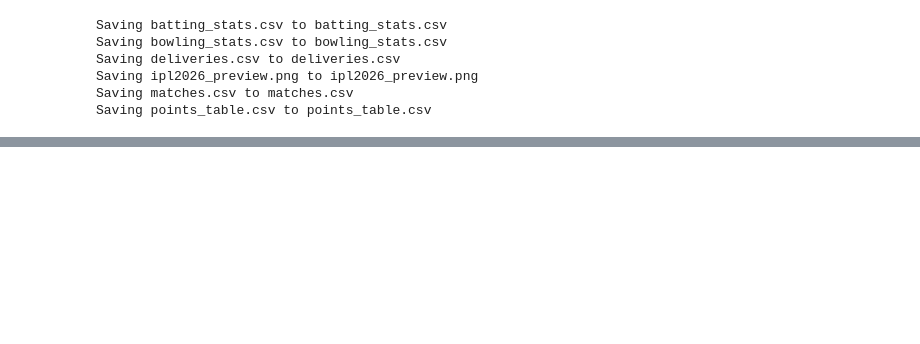
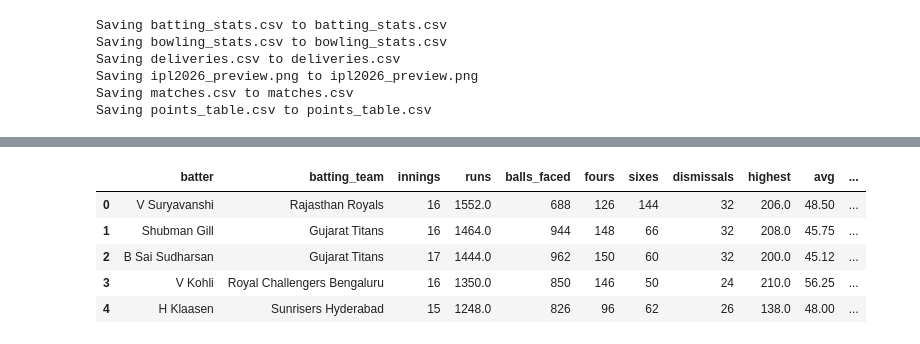
Before and after one commit to pavanrajanala/Ipl2026Analysis, a Jupyter notebook: Ipl2026Analysis_DataCleaning.ipynb, the cells around one changed output, grey strips where cells are left out. Saved outputs shown, nothing was run; the diff lists cells and outputs as text; code cells hidden in the pictures; blank space fills up the shorter version.

```diff
--- a/Ipl2026Analysis_DataCleaning.ipynb
+++ b/Ipl2026Analysis_DataCleaning.ipynb
@@ -15,3 +15,9 @@ Saving deliveries.csv to deliveries.csv
 Saving ipl2026_preview.png to ipl2026_preview.png
 Saving matches.csv to matches.csv
 Saving points_table.csv to points_table.csv
+# %%
+matches = pd.read_csv('matches.csv')
+batting_stats = pd.read_csv('batting_stats.csv')
+bowling_stats = pd.read_csv('bowling_stats.csv')
+delivery = pd.read_csv('deliveries.csv')
+points_table=pd.read_csv('points_table.csv')
@@ -17,0 +52,9 @@ Saving points_table.csv to points_table.csv
+# %%
+batting_stats.head()
+# %% [output]
+|  | batter | batting_team | innings | runs | balls_faced | fours | sixes | dismissals | highest | avg | ... |
+| 0 | V Suryavanshi | Rajasthan Royals | 16 | 1552.0 | 688 | 126 | 144 | 32 | 206.0 | 48.50 | ... |
+| 1 | Shubman Gill | Gujarat Titans | 16 | 1464.0 | 944 | 148 | 66 | 32 | 208.0 | 45.75 | ... |
+| 2 | B Sai Sudharsan | Gujarat Titans | 17 | 1444.0 | 962 | 150 | 60 | 32 | 200.0 | 45.12 | ... |
+| 3 | V Kohli | Royal Challengers Bengaluru | 16 | 1350.0 | 850 | 146 | 50 | 24 | 210.0 | 56.25 | ... |
+| 4 | H Klaasen | Sunrisers Hyderabad | 15 | 1248.0 | 826 | 96 | 62 | 26 | 138.0 | 48.00 | ... |
```
Also changed, not shown: parts of 6 cells of this notebook.
